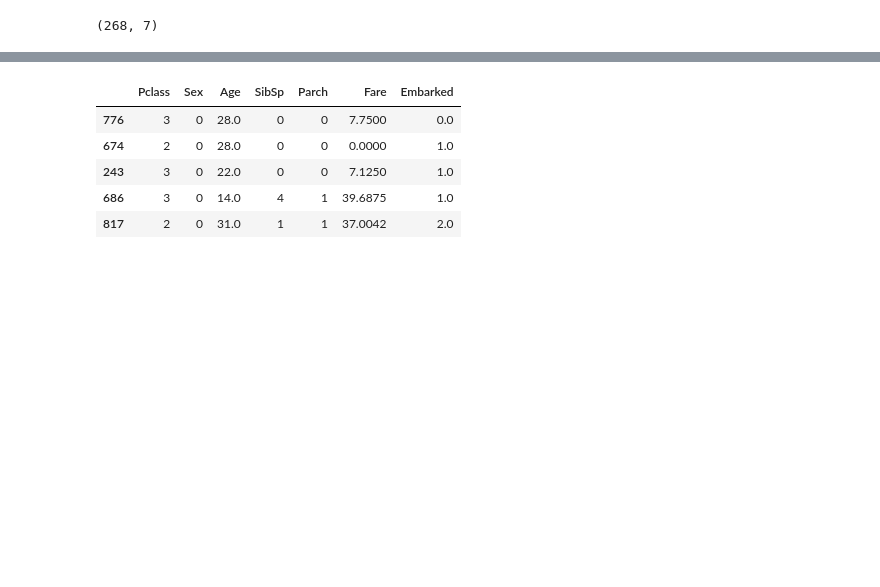
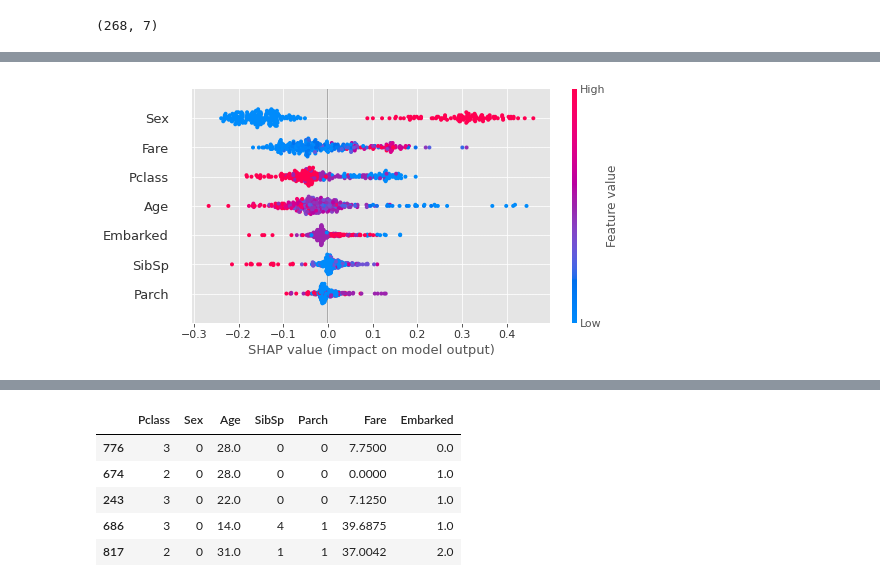
Before and after one commit to kayeungadrian-tam/SHAP, a Jupyter notebook: main.ipynb, the cells around one changed output, grey strips where cells are left out. Drawn from its saved outputs; the diff is of its cells as text; code cells hidden in the pictures; blank space fills up the shorter version.

```diff
--- a/main.ipynb
+++ b/main.ipynb
@@ -187 +149,6 @@ shap.summary_plot(sv_test, X_test)
+# %%
+fig = shap.summary_plot(sv_test, X_test, show=False)
+plt.savefig("fig/summary_plot.png")
+# %% [output]
+[figure, added]
 # %%
```
Also changed, not shown: parts of 25 cells of this notebook, 11 other files.
